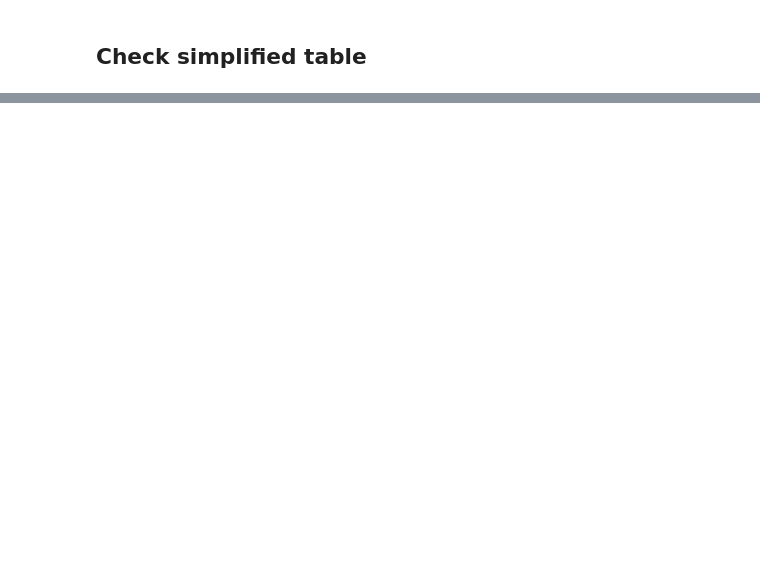
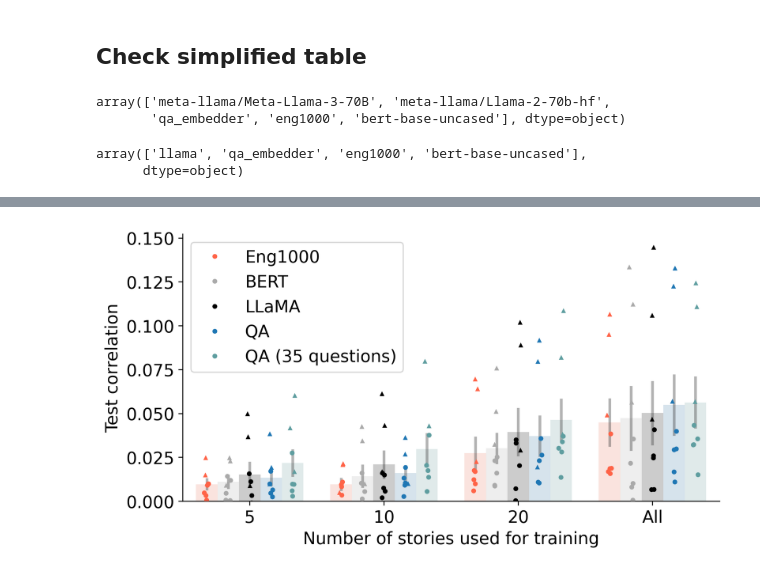
Before and after one commit to csinva/fmri, a Jupyter notebook: notebooks/03_subsample_curves.ipynb, the cells around one changed output, grey strips where cells are left out. Cells and saved outputs as stored; diff of their text form; code cells hidden in the pictures; blank space fills up the shorter version.

```diff
--- a/notebooks/03_subsample_curves.ipynb
+++ b/notebooks/03_subsample_curves.ipynb
@@ -12,3 +12,6 @@ import matplotlib.pyplot as plt
 from neuro import analyze_helper, viz
 from neuro.features.feat_select import get_alphas
 import matplotlib.patches as mpatches
+import dvu
+import matplotlib
+dvu.set_style()
@@ -18,3 +21,9 @@ r, cols_varied, mets = analyze_helper.load_clean_results(results_dir)
+# %%
+# results_dir = analyze_helper.best_results_dir
+# r, cols_varied, mets = analyze_helper.load_clean_results(results_dir)
+# joblib.dump({'r': r, 'cols_varied': cols_varied, 'mets': mets}, 'results.pkl')
+data = joblib.load('results.pkl')
+r, cols_varied, mets = data['r'], data['cols_varAied'], data['mets']
 # %%
 rr = r
 # %%
@@ -66,8 +112,14 @@ display(
 ## Check simplified table
 # %%
 rr.feature_space.unique()
+# %% [output]
+array(['meta-llama/Meta-Llama-3-70B', 'meta-llama/Llama-2-70b-hf',
+       'qa_embedder', 'eng1000', 'bert-base-uncased'], dtype=object)
 # %%
 r.feature_space_simplified.unique()
+# %% [output]
+array(['llama', 'qa_embedder', 'eng1000', 'bert-base-uncased'],
+      dtype=object)
 # %%
 d = r
 d.num_stories = d.num_stories.replace(-1, 100)
@@ -111,20 +163,21 @@ d['legend'] = d['legend'].map(lambda x: {
     ('BERT', -1.0): 'BERT',
     ('Eng1000', -1.0): 'Eng1000',
     ('LLaMA', -1.0): 'LLaMA',
-    ('QA-Emb', -1.0): 'QA-Emb',
-    ('QA-Emb', 0.28): 'QA-Emb (35 questions)'
+    ('QA-Emb', -1.0): 'QA',
+    ('QA-Emb', 0.28): 'QA (35 questions)'
 }.get(x, x))
 kwargs = dict(
     x='num_stories',
     y='corrs_test_mean',
     hue='legend',
-    hue_order=['Eng1000', 'BERT', 'LLaMA', 'QA-Emb', 'QA-Emb (35 questions)'],
+    hue_order=['Eng1000', 'BERT', 'LLaMA', 'QA', 'QA (35 questions)'],
     palette=['tomato', '#aaa', '#000', 'C0', 'cadetblue'],
     dodge=True,
 )
 # sns.boxplot(**kwargs, fill=False)
 # fig = plt.figure(figsize=(12, 6))
-plt.figure(dpi=300)
+matplotlib.rcParams.update({'font.size': 14})
+plt.figure(dpi=300, figsize=(8, 4))
 ax = sns.barplot(**kwargs, data=d, alpha=0.2, errorbar='se',
                  err_kws={'alpha': 0.4}, legend=False)
 sns.stripplot(
@@ -144,6 +197,10 @@ ax.set_xticklabels(['All' if label.get_text() ==
 plt.xlabel("Number of stories used for training")
 plt.ylabel("Test correlation")
 
-plt.legend(loc='center left', bbox_to_anchor=(1, 0.5))
+# plt.legend(loc='center left', bbox_to_anchor=(1, 0.5))
+plt.legend(loc='upper left')  # , bbox_to_anchor=(1, 0.5))
 plt.savefig('../qa_results/figs/subsample_barplot.pdf', bbox_inches='tight')
+plt.savefig('../qa_results/figs/subsample_barplot.png',
+            bbox_inches='tight', dpi=300)
 plt.show()
+# %% [output]
@@ -150,3 +226,4 @@ plt.show()
+[figure, added]
 # %%
 num_stories_list = [5, 10, 20, 100]
 dt = d_tab.reset_index()
```
Also changed, not shown: parts of 7 cells of this notebook, 16 other files.
